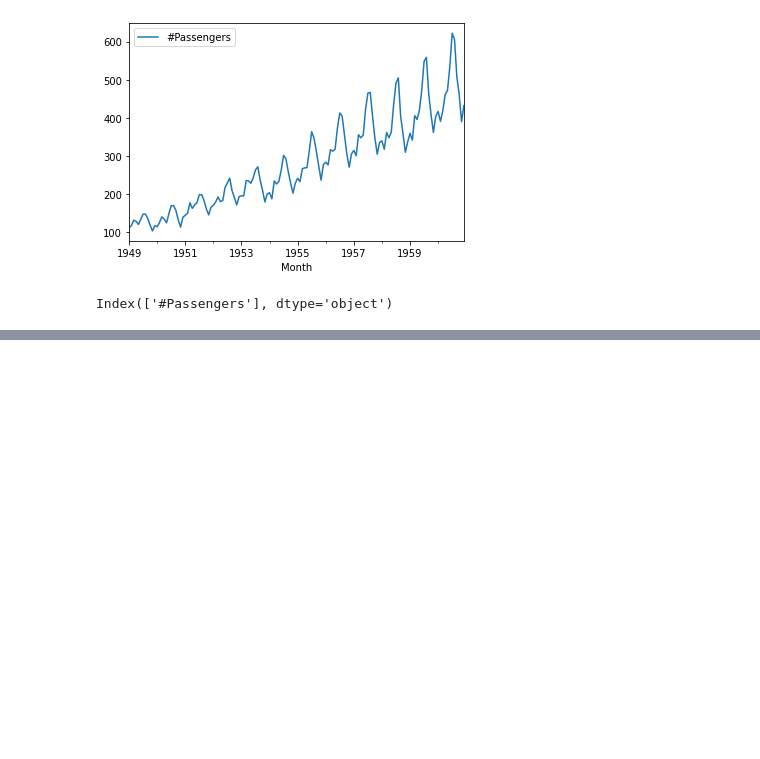
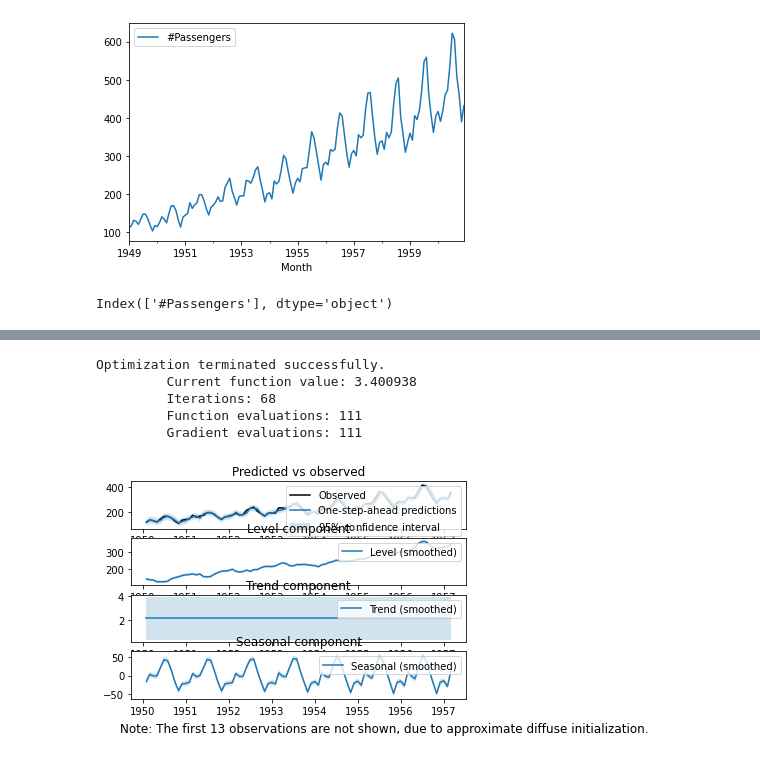
Before and after one commit to miwamasa/DataScience2022, a Jupyter notebook: notebooks/lecture11.ipynb, the cells around one changed output, grey strips where cells are left out. Cells and saved outputs as stored; diff of their text form; code cells hidden in the pictures; blank space fills up the shorter version.

```diff
--- a/notebooks/lecture11.ipynb
+++ b/notebooks/lecture11.ipynb
@@ -86 +72,17 @@ Optimization terminated successfully.
+# %%
+# local level model with seasonality
+seasonal_model = sm.tsa.UnobservedComponents(df_train, 'lltrend', seasonal=12)
+# parameter estimation with maximum likelihood estimation
+seasonal_params = seasonal_model.fit(
+                        method='bfgs',
+                        maxiter=500)
+# plot summary
+fig = seasonal_params.plot_components()
+# %% [output]
+Optimization terminated successfully.
+         Current function value: 3.400938
+         Iterations: 68
+         Function evaluations: 111
+         Gradient evaluations: 111
+[figure, added]
 # %%
```
Also changed, not shown: parts of 8 cells of this notebook, 1 other file.
